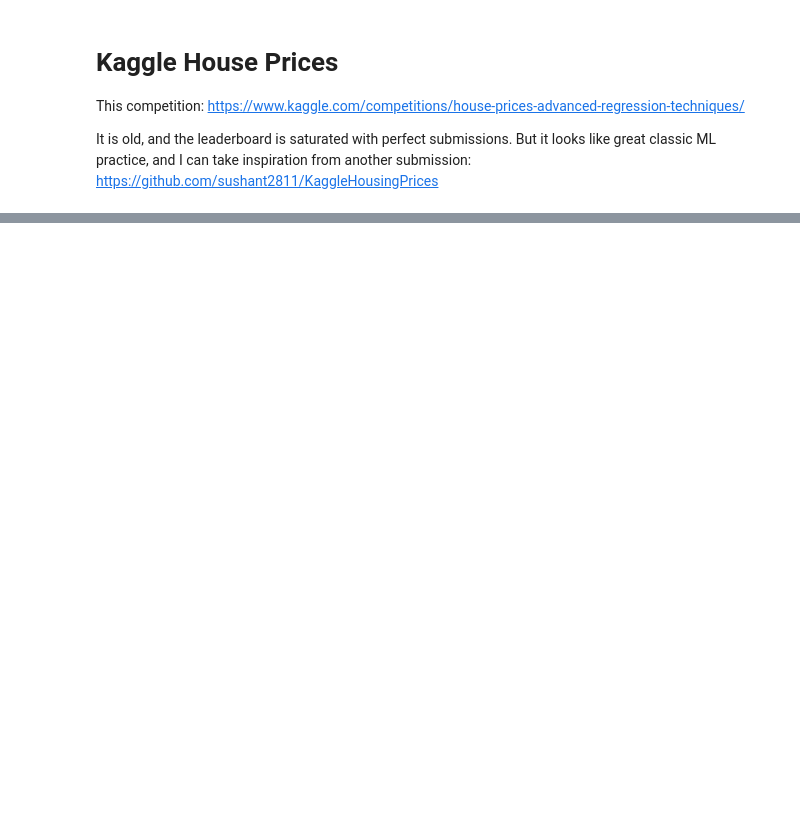
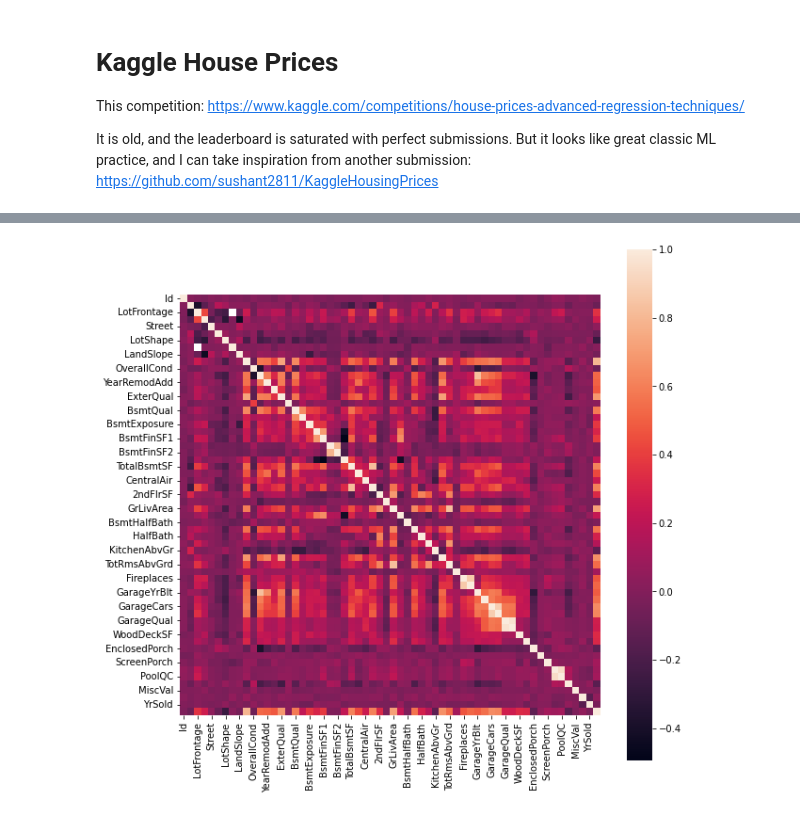
Before and after one commit to nicolas-bolle/KaggleHousePrices, a Jupyter notebook: code/Main.ipynb, the cells around one changed output, grey strips where cells are left out. Cells and saved outputs as stored; diff of their text form; code cells hidden in the pictures; blank space fills up the shorter version.

```diff
--- a/code/Main.ipynb
+++ b/code/Main.ipynb
@@ -28,0 +72,8 @@ ML
+# %%
+corrmat = data.corr()
+# %%
+plt.figure(figsize=(10,10))
+sns.heatmap(corrmat, square = True)
+plt.show()
+# %% [output]
+[figure, added]
```
Also changed, not shown: parts of 13 cells of this notebook, 1 other file.
